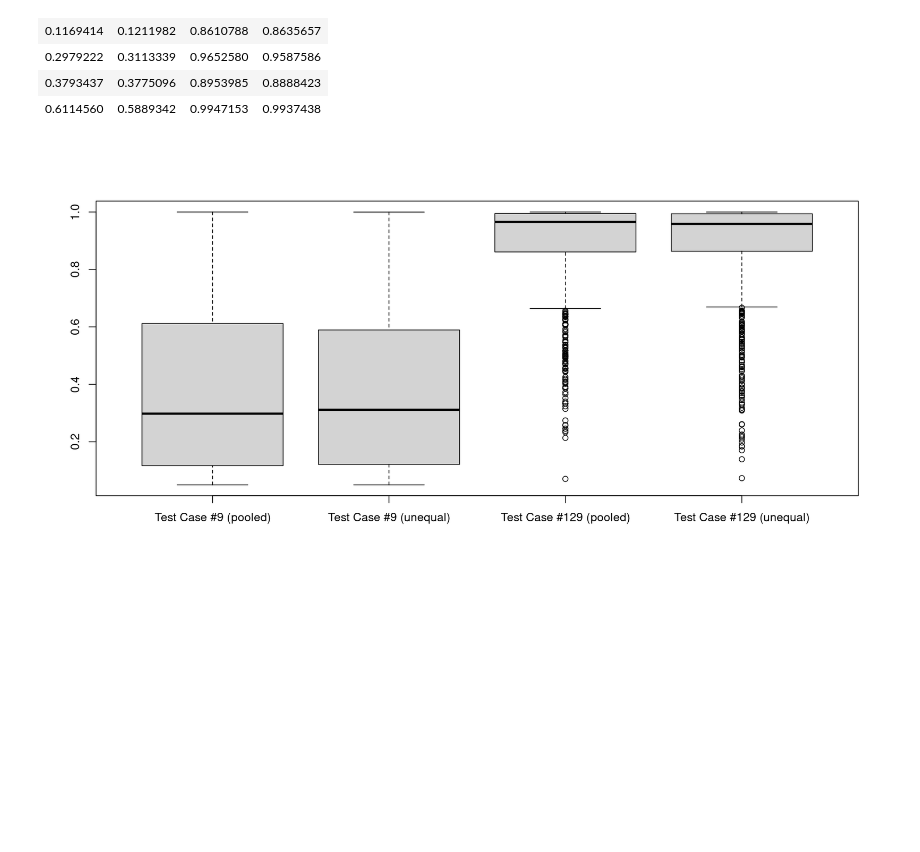
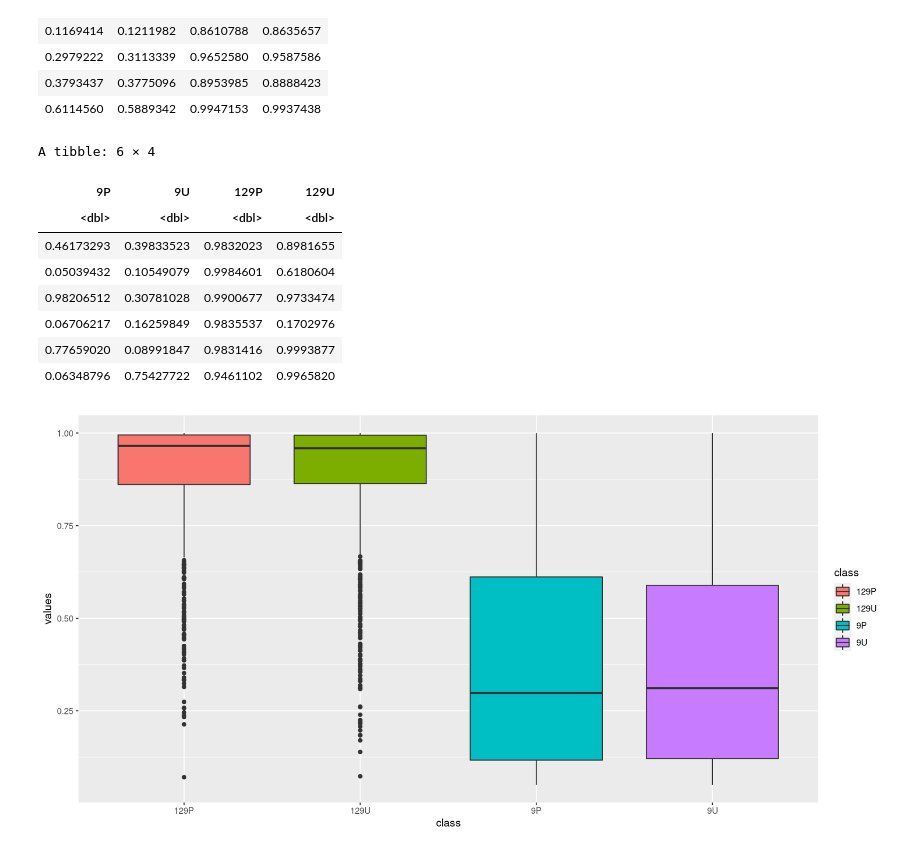
Before and after one commit to hkopanski/502_final_project, a Jupyter notebook: 502_Project.ipynb, the cells around one changed output. Cells and saved outputs as stored; diff of their text form; code cells hidden in the pictures; blank space fills up the shorter version.

```diff
--- a/502_Project.ipynb
+++ b/502_Project.ipynb
@@ -1472,8 +1468,20 @@ A matrix: 4 × 4 of type dbl
 | 0.6114560 | 0.5889342 | 0.9947153 | 0.9937438 |
 # %%
 df_power <- tibble(pull(test_results[[9]], Power), pull(test_results2[[9]], Power), pull(test_results[[129]], Power), pull(test_results2[[129]], Power))
-colnames(df_power) = c("Test Case #9 (pooled)", "Test Case #9 (unequal)", "Test Case #129 (pooled)", "Test Case #129 (unequal)")
+colnames(df_power) = c("9P", "9U", "129P", "129U")
 
-df_power %>% boxplot()
+df_power %>% head()
 # %% [output]
-[figure, removed]
+A tibble: 6 × 4
+| 9P | 9U | 129P | 129U |
+| <dbl> | <dbl> | <dbl> | <dbl> |
+| 0.46173293 | 0.39833523 | 0.9832023 | 0.8981655 |
+| 0.05039432 | 0.10549079 | 0.9984601 | 0.6180604 |
+| 0.98206512 | 0.30781028 | 0.9900677 | 0.9733474 |
+| 0.06706217 | 0.16259849 | 0.9835537 | 0.1702976 |
+| 0.77659020 | 0.08991847 | 0.9831416 | 0.9993877 |
+| 0.06348796 | 0.75427722 | 0.9461102 | 0.9965820 |
+# %%
+df_power %>% gather("class", "values", 1:4) %>% ggplot() + geom_boxplot(aes(x = class, y = values, fill = class))
+# %% [output]
+[figure, added]
```
Also changed, not shown: parts of 1 cell of this notebook, 2 other files.
